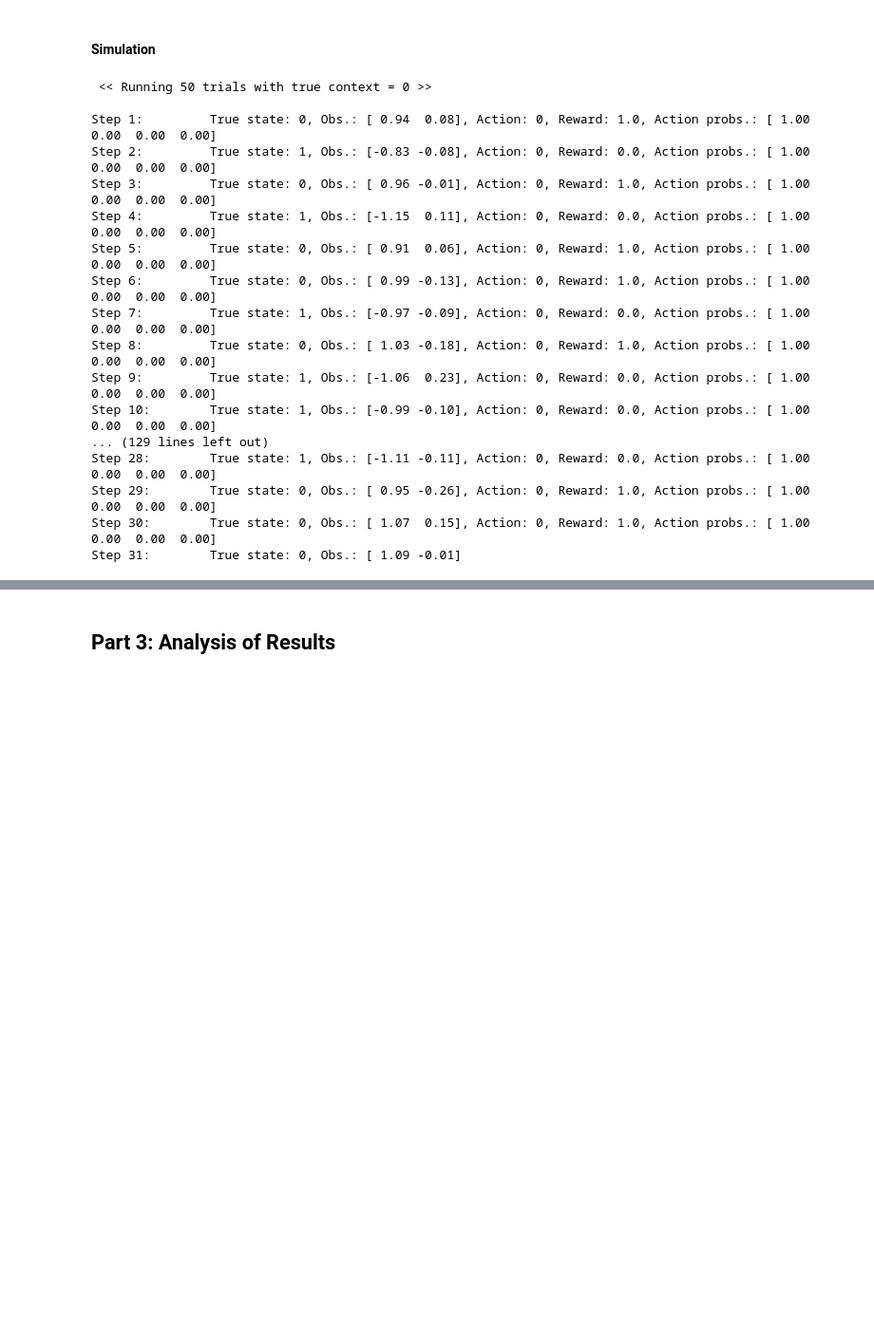
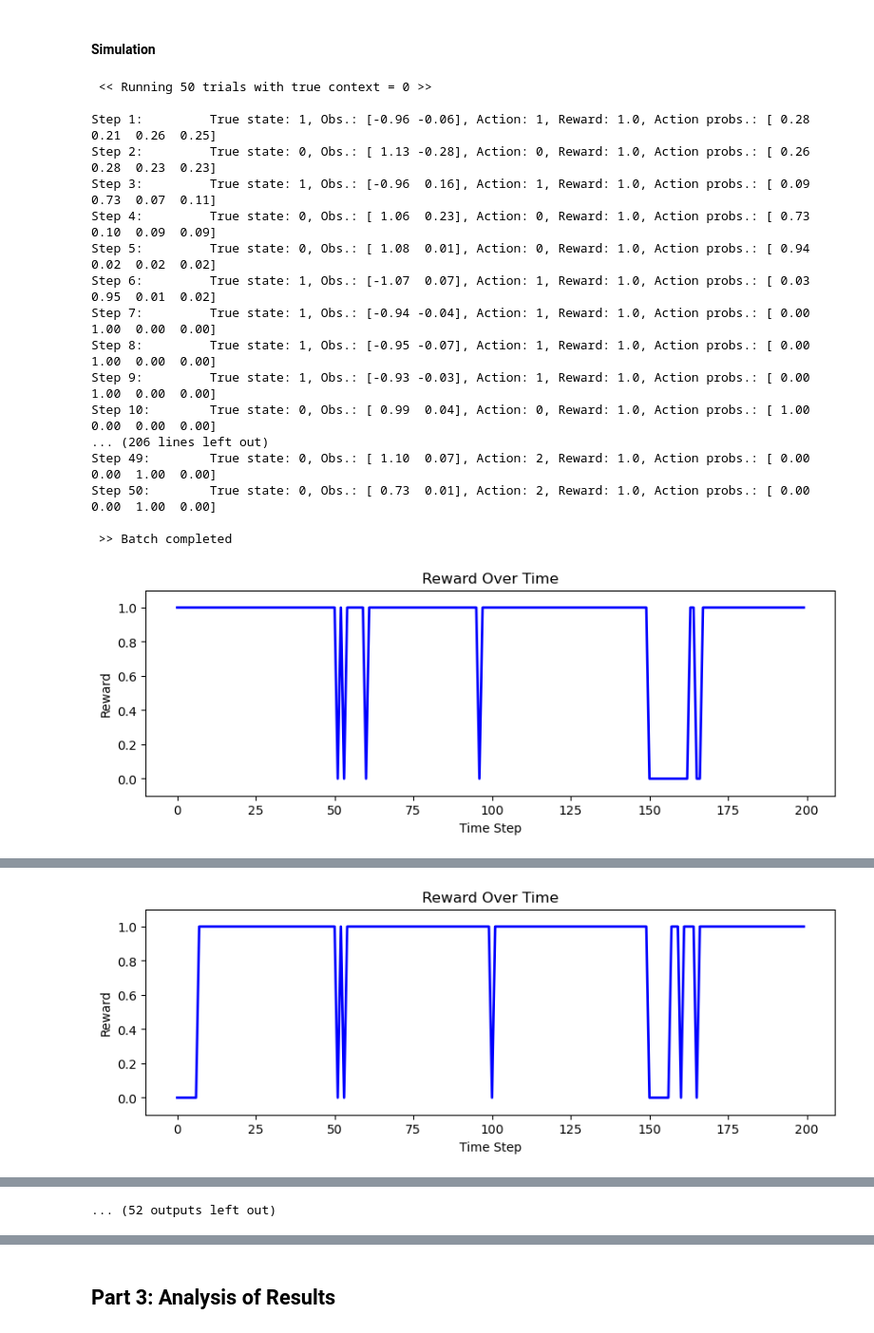
Before and after one commit to YoujingYu99/CCAB, a Jupyter notebook: demo_jcrp_winning_arm.ipynb, the cells around one changed output, grey strips where cells are left out. Shown at 95% size. Cells and saved outputs as stored; diff of their text form; code cells hidden in the pictures; blank space fills up the shorter version.

```diff
--- a/demo_jcrp_winning_arm.ipynb
+++ b/demo_jcrp_winning_arm.ipynb
@@ -187,7 +107,7 @@ HYP = {"hyp_jcrp": HYP_JCRP, "hyp_niw": HYP_NIW, "hyp_bb": HYP_BB}
 # %%
 results = []
 
-for i in range(1):
+for i in range(32):
 
     # Initialize history buffers
     exp_history = ExperimentHistory()
@@ -233,45 +153,46 @@ for i in range(1):
         subject_history=sub_history,
         N=50,
         c=2,
         print_level=3,
     )
 
     subject.deallocate()
 
     # Combine histories into single object
     combined_history = CombinedHistory(
         subject_history=sub_history, experiment_history=exp_history
     )
 
     results.append(combined_history)
 
     plt.figure(figsize=(10, 3))
     plt.plot(
         combined_history.experiment_history.reward,
         label="Reward",
         color="blue",
         linewidth=2,
     )
     plt.title("Reward Over Time")
     plt.xlabel("Time Step")
     plt.ylabel("Reward")
     plt.ylim(-0.1, 1.1)
     plt.show()
 # %% [output]
  << Running 50 trials with true context = 0 >>
 
-Step 1:         True state: 0, Obs.: [ 0.94  0.08], Action: 0, Reward: 1.0, Action probs.: [ 1.00  0.00  0.00  0.00]
-Step 2:         True state: 1, Obs.: [-0.83 -0.08], Action: 0, Reward: 0.0, Action probs.: [ 1.00  0.00  0.00  0.00]
-Step 3:         True state: 0, Obs.: [ 0.96 -0.01], Action: 0, Reward: 1.0, Action probs.: [ 1.00  0.00  0.00  0.00]
-Step 4:         True state: 1, Obs.: [-1.15  0.11], Action: 0, Reward: 0.0, Action probs.: [ 1.00  0.00  0.00  0.00]
-Step 5:         True state: 0, Obs.: [ 0.91  0.06], Action: 0, Reward: 1.0, Action probs.: [ 1.00  0.00  0.00  0.00]
-Step 6:         True state: 0, Obs.: [ 0.99 -0.13], Action: 0, Reward: 1.0, Action probs.: [ 1.00  0.00  0.00  0.00]
-Step 7:         True state: 1, Obs.: [-0.97 -0.09], Action: 0, Reward: 0.0, Action probs.: [ 1.00  0.00  0.00  0.00]
-Step 8:         True state: 0, Obs.: [ 1.03 -0.18], Action: 0, Reward: 1.0, Action probs.: [ 1.00  0.00  0.00  0.00]
-Step 9:         True state: 1, Obs.: [-1.06  0.23], Action: 0, Reward: 0.0, Action probs.: [ 1.00  0.00  0.00  0.00]
-Step 10:        True state: 1, Obs.: [-0.99 -0.10], Action: 0, Reward: 0.0, Action probs.: [ 1.00  0.00  0.00  0.00]
-... (129 lines left out)
-Step 28:        True state: 1, Obs.: [-1.11 -0.11], Action: 0, Reward: 0.0, Action probs.: [ 1.00  0.00  0.00  0.00]
-Step 29:        True state: 0, Obs.: [ 0.95 -0.26], Action: 0, Reward: 1.0, Action probs.: [ 1.00  0.00  0.00  0.00]
-Step 30:        True state: 0, Obs.: [ 1.07  0.15], Action: 0, Reward: 1.0, Action probs.: [ 1.00  0.00  0.00  0.00]
-Step 31:        True state: 0, Obs.: [ 1.09 -0.01]
+Step 1:         True state: 1, Obs.: [-0.96 -0.06], Action: 1, Reward: 1.0, Action probs.: [ 0.28  0.21  0.26  0.25]
+Step 2:         True state: 0, Obs.: [ 1.13 -0.28], Action: 0, Reward: 1.0, Action probs.: [ 0.26  0.28  0.23  0.23]
+Step 3:         True state: 1, Obs.: [-0.96  0.16], Action: 1, Reward: 1.0, Action probs.: [ 0.09  0.73  0.07  0.11]
+Step 4:         True state: 0, Obs.: [ 1.06  0.23], Action: 0, Reward: 1.0, Action probs.: [ 0.73  0.10  0.09  0.09]
+Step 5:         True state: 0, Obs.: [ 1.08  0.01], Action: 0, Reward: 1.0, Action probs.: [ 0.94  0.02  0.02  0.02]
+Step 6:         True state: 1, Obs.: [-1.07  0.07], Action: 1, Reward: 1.0, Action probs.: [ 0.03  0.95  0.01  0.02]
+Step 7:         True state: 1, Obs.: [-0.94 -0.04], Action: 1, Reward: 1.0, Action probs.: [ 0.00  1.00  0.00  0.00]
+Step 8:         True state: 1, Obs.: [-0.95 -0.07], Action: 1, Reward: 1.0, Action probs.: [ 0.00  1.00  0.00  0.00]
+Step 9:         True state: 1, Obs.: [-0.93 -0.03], Action: 1, Reward: 1.0, Action probs.: [ 0.00  1.00  0.00  0.00]
+Step 10:        True state: 0, Obs.: [ 0.99  0.04], Action: 0, Reward: 1.0, Action probs.: [ 1.00  0.00  0.00  0.00]
+... (206 lines left out)
+Step 49:        True state: 0, Obs.: [ 1.10  0.07], Action: 2, Reward: 1.0, Action probs.: [ 0.00  0.00  1.00  0.00]
+Step 50:        True state: 0, Obs.: [ 0.73  0.01], Action: 2, Reward: 1.0, Action probs.: [ 0.00  0.00  1.00  0.00]
+
+ >> Batch completed
+[figure, added]
@@ -294,0 +216 @@ libc++abi: terminating due to uncaught exception of type std::__1::system_error:
+[figure, added]
@@ -296,3 +289,4 @@ KeyboardInterrupt:
+... (52 outputs left out)
 # %%
 # for particle in subject.particles:
 #     print(f"\n>> Particle {particle}:\n")
```
Also changed, not shown: parts of 7 cells of this notebook, 7 other files.
